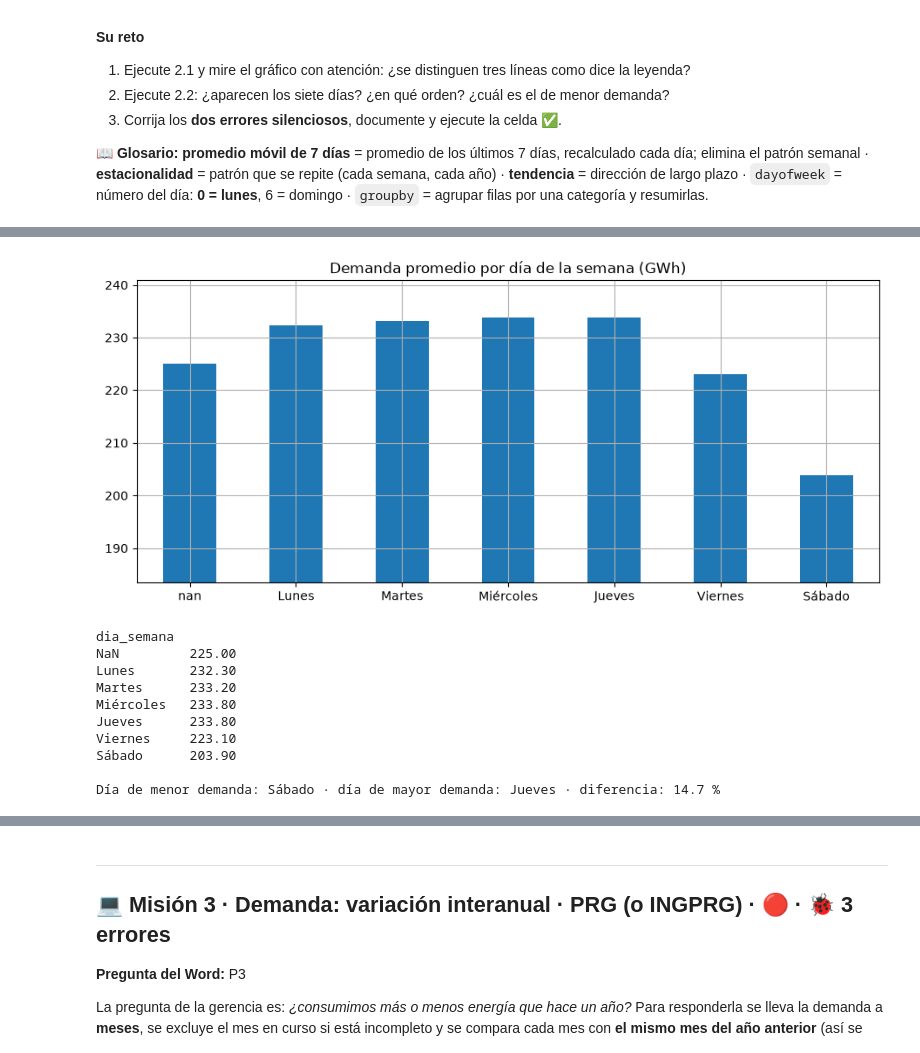
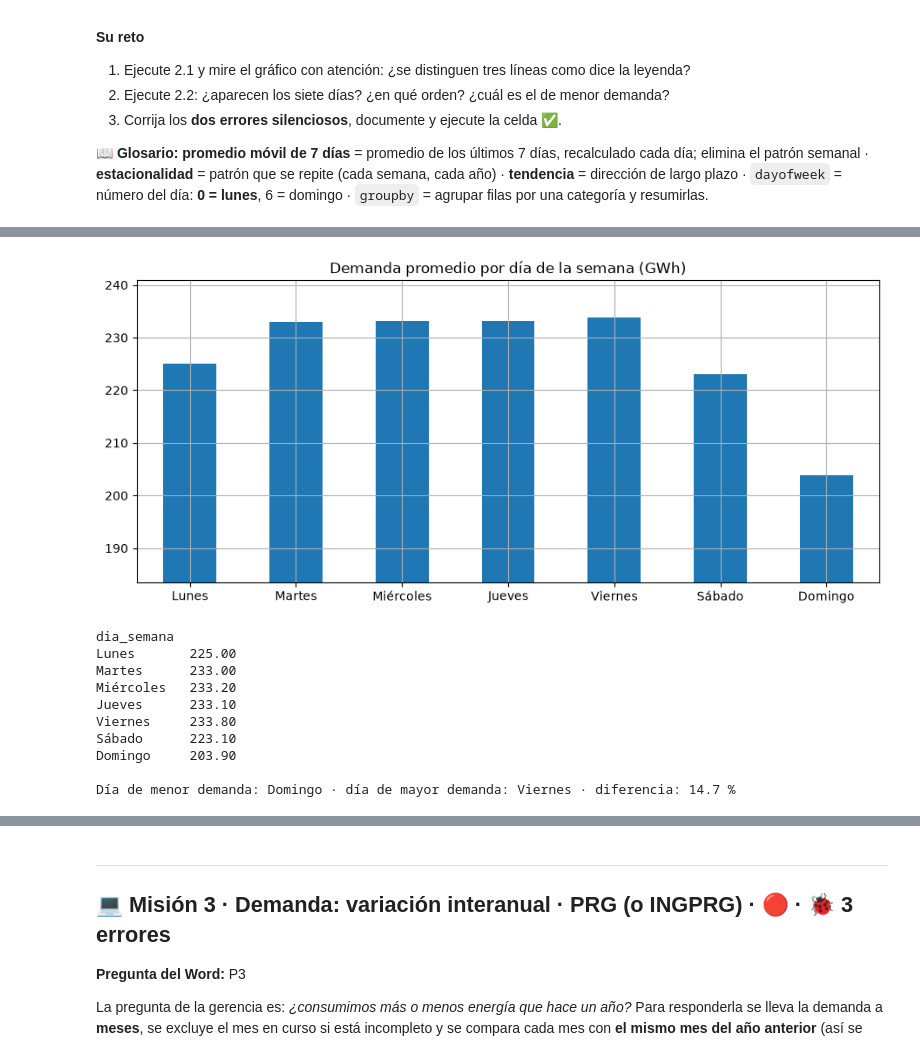
Before and after one commit to Heri-valen/aca-1, a Jupyter notebook: ACA1_Radiografia_Energetica.ipynb, the cells around one changed output, grey strips where cells are left out. Saved outputs shown, nothing was run; the diff lists cells and outputs as text; code cells hidden in the pictures.

```diff
--- a/ACA1_Radiografia_Energetica.ipynb
+++ b/ACA1_Radiografia_Energetica.ipynb
@@ -383,7 +381,7 @@ Funciones de descarga listas ✔
 INICIO = "2022-01-01"
 FIN = (pd.Timestamp.today() - pd.Timedelta(days=1)).strftime("%Y-%m-%d")   # hasta ayer
 ARCHIVO = CARPETA_DATOS / "xm_diario.csv"
-ACTUALIZAR = True       # cámbielo a True si quiere volver a descargar todo de la API
+ACTUALIZAR = False       # cámbielo a True si quiere volver a descargar todo de la API
 
 if ARCHIVO.exists() and not ACTUALIZAR:
     df = pd.read_csv(ARCHIVO, parse_dates=["fecha"], index_col="fecha")
@@ -580,30 +572,30 @@ plt.show()
 # %%
 # Celda 2.2 · Demanda promedio por día de la semana
-nombres_dias = {1: "Lunes", 2: "Martes", 3: "Miércoles", 4: "Jueves", 5: "Viernes", 6: "Sábado", 7: "Domingo"}
+nombres_dias = {0: "Lunes", 1: "Martes", 2: "Miércoles", 3: "Jueves", 4: "Viernes", 5: "Sábado", 6: "Domingo"}
 
 por_dia = df_limpio.groupby("dia_semana")["demanda_gwh"].mean()
 por_dia.index = por_dia.index.map(nombres_dias)
 
 dia_min, dia_max = por_dia.idxmin(), por_dia.idxmax()
 diferencia_pct = (por_dia.max() - por_dia.min()) / por_dia.min() * 100
 
 ax22 = por_dia.plot(kind="bar", color="tab:blue", rot=0, title="Demanda promedio por día de la semana (GWh)")
 ax22.set_xlabel(""); ax22.set_ylim(por_dia.min() * 0.9, por_dia.max() * 1.03)
 plt.show()
 print(por_dia.round(1).to_string())
 print(f"\nDía de menor demanda: {dia_min} · día de mayor demanda: {dia_max} · diferencia: {diferencia_pct:.1f} %")
 # %% [output]
-[figure, old version]
+[figure, new version]
 dia_semana
-NaN         225.00
-Lunes       232.30
-Martes      233.20
-Miércoles   233.80
-Jueves      233.80
-Viernes     223.10
-Sábado      203.90
+Lunes       225.00
+Martes      233.00
+Miércoles   233.20
+Jueves      233.10
+Viernes     233.80
+Sábado      223.10
+Domingo     203.90
 
-Día de menor demanda: Sábado · día de mayor demanda: Jueves · diferencia: 14.7 %
+Día de menor demanda: Domingo · día de mayor demanda: Viernes · diferencia: 14.7 %
 # %%
 # ✅ Verificación de la Misión 2 (no modifique esta celda)
 verificar("2.1", lambda: not np.allclose(media_7.dropna().tail(200), media_30.dropna().tail(200)),
```
Also changed, not shown: parts of 16 cells of this notebook, 1 other file.
